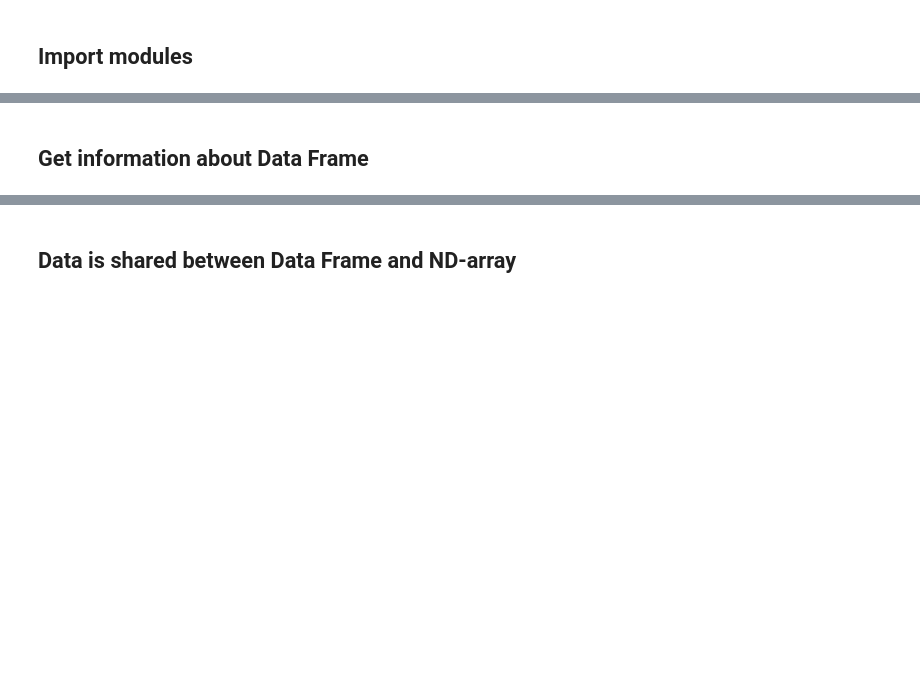
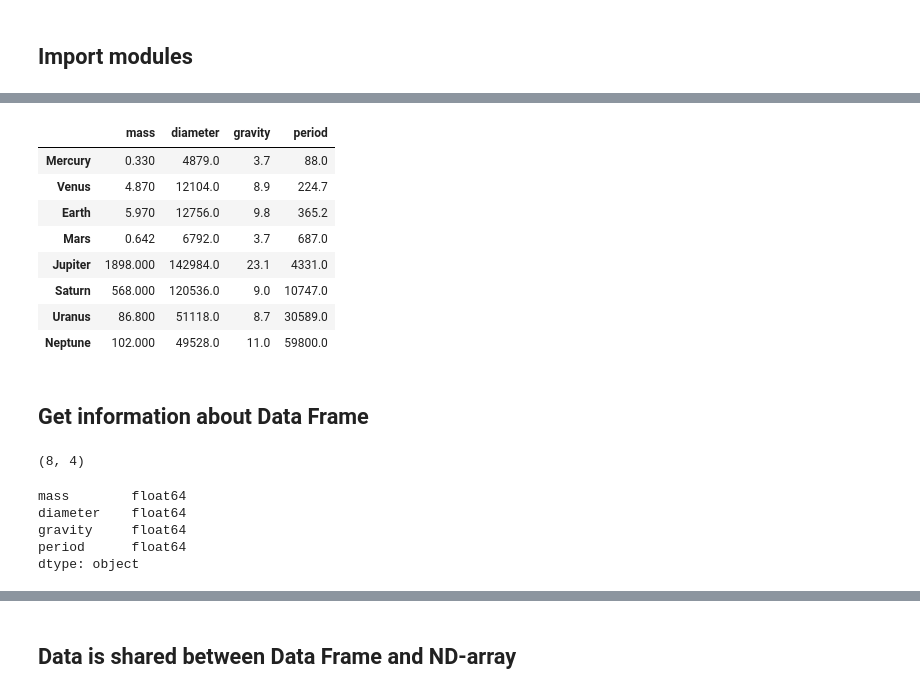
Before and after one commit to ycrc/Python-Bootcamp, a Jupyter notebook: pandas.ipynb, the cells around one changed output, grey strips where cells are left out. Cells and saved outputs as stored; diff of their text form; code cells hidden in the pictures; blank space fills up the shorter version.

```diff
--- a/pandas.ipynb
+++ b/pandas.ipynb
@@ -29,0 +8,11 @@ df
+# %%
+planets_array = np.array([[0.330, 4879, 3.7, 88.0],
+            [4.87, 12104, 8.9, 224.7],
+            [5.97, 12756, 9.8, 365.2 ],
+            [0.642, 6792, 3.7, 687.0],
+            [1898, 142984, 23.1, 4331],
+            [568, 120536, 9.0, 10747],
+            [86.8, 51118, 8.7, 30589],
+            [102, 49528, 11.0, 59800]])
+
+planets_array
@@ -30,7 +36,31 @@ df
+# %%
+# data is shared between array and dataframe
+planets = pd.DataFrame(planets_array,
+                  columns=['mass', 'diameter', 'gravity', 'period'],
+                  index=['Mercury', 'Venus', 'Earth', 'Mars', 'Jupiter', 'Saturn','Uranus','Neptune'])
+planets
+# %% [output]
+|  | mass | diameter | gravity | period |
+| Mercury | 0.330 | 4879.0 | 3.7 | 88.0 |
+| Venus | 4.870 | 12104.0 | 8.9 | 224.7 |
+| Earth | 5.970 | 12756.0 | 9.8 | 365.2 |
+| Mars | 0.642 | 6792.0 | 3.7 | 687.0 |
+| Jupiter | 1898.000 | 142984.0 | 23.1 | 4331.0 |
+| Saturn | 568.000 | 120536.0 | 9.0 | 10747.0 |
+| Uranus | 86.800 | 51118.0 | 8.7 | 30589.0 |
+| Neptune | 102.000 | 49528.0 | 11.0 | 59800.0 |
 # %% [markdown]
 ## Get information about Data Frame
 # %%
-df.shape
+planets.shape
+# %% [output]
+(8, 4)
 # %%
-df.dtypes
+planets.dtypes
+# %% [output]
+mass        float64
+diameter    float64
+gravity     float64
+period      float64
+dtype: object
 # %%
```
Also changed, not shown: parts of 58 cells of this notebook.
